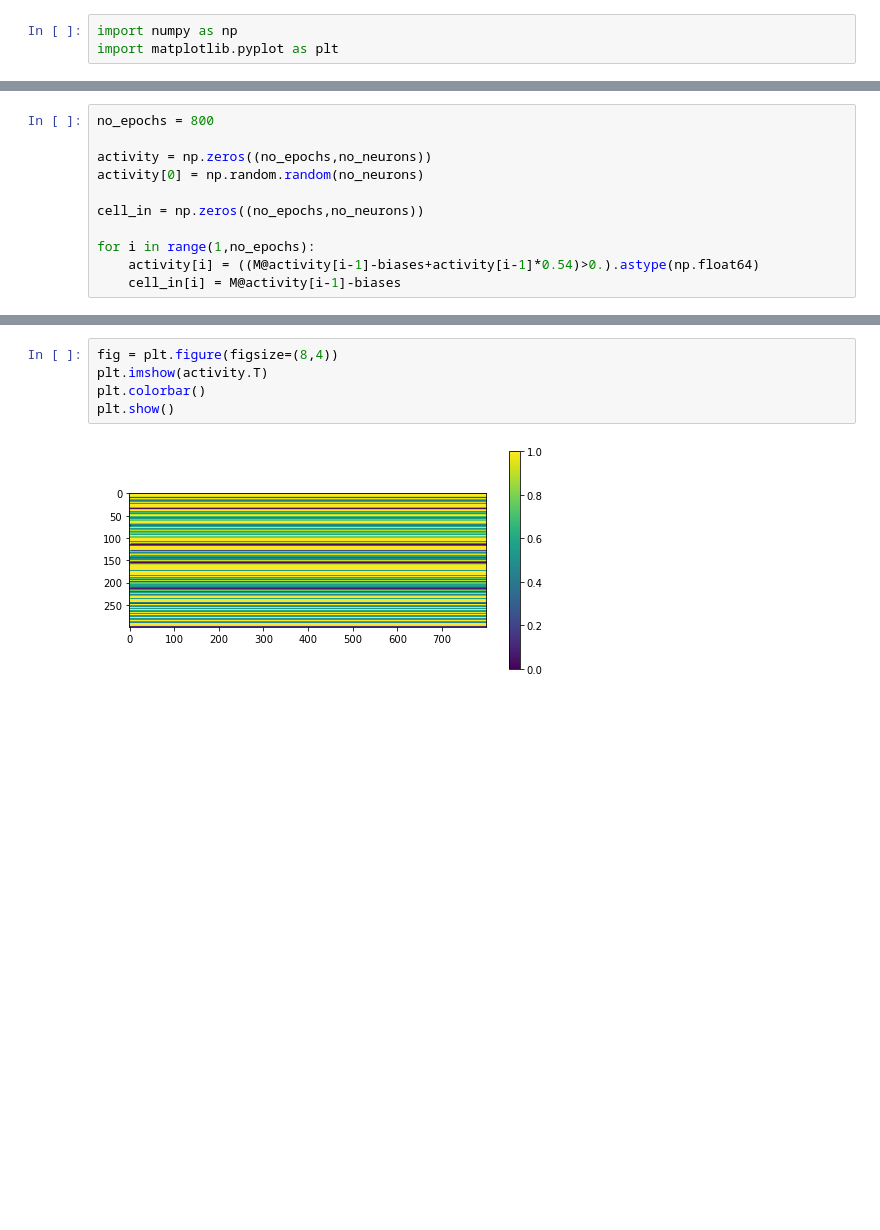
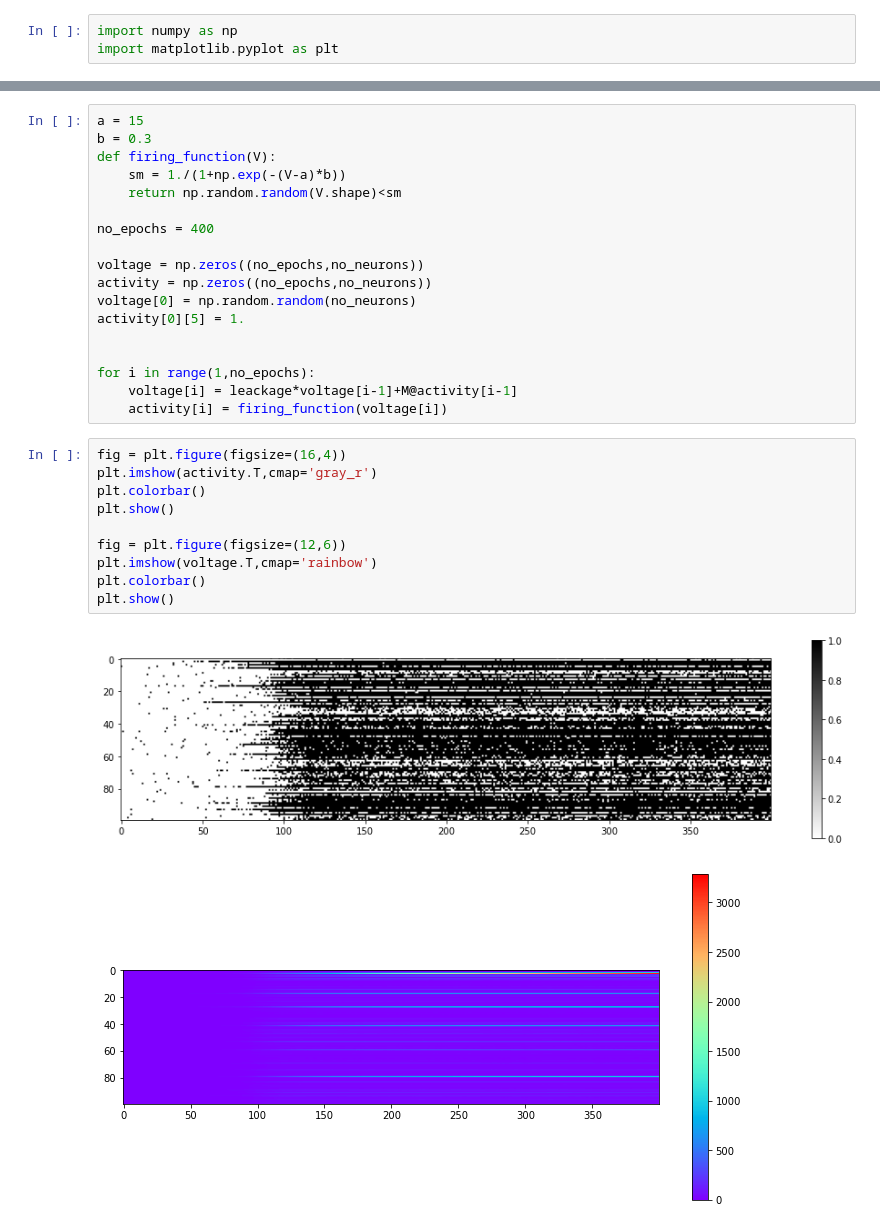
Before and after one commit to Benecoder/quantitative_PT, a Jupyter notebook: spiking_network.ipynb, the cells around one changed output, grey strips where cells are left out. Saved outputs shown, nothing was run; the diff lists cells and outputs as text; blank space fills up the shorter version.

```diff
--- a/spiking_network.ipynb
+++ b/spiking_network.ipynb
@@ -21,11 +27,0 @@ plt.show()
-# %%
-no_epochs = 800
-
-activity = np.zeros((no_epochs,no_neurons))
-activity[0] = np.random.random(no_neurons)
-
-cell_in = np.zeros((no_epochs,no_neurons))
-
-for i in range(1,no_epochs):
-    activity[i] = ((M@activity[i-1]-biases+activity[i-1]*0.54)>0.).astype(np.float64)
-    cell_in[i] = M@activity[i-1]-biases
@@ -32,7 +37,31 @@ for i in range(1,no_epochs):
+# %%
+a = 15
+b = 0.3
+def firing_function(V):
+    sm = 1./(1+np.exp(-(V-a)*b))
+    return np.random.random(V.shape)<sm
+
+no_epochs = 400
+
+voltage = np.zeros((no_epochs,no_neurons))
+activity = np.zeros((no_epochs,no_neurons))
+voltage[0] = np.random.random(no_neurons)
+activity[0][5] = 1.
+
+
+for i in range(1,no_epochs):
+    voltage[i] = leackage*voltage[i-1]+M@activity[i-1]
+    activity[i] = firing_function(voltage[i])
 # %%
-fig = plt.figure(figsize=(8,4))
-plt.imshow(activity.T)
+fig = plt.figure(figsize=(16,4))
+plt.imshow(activity.T,cmap='gray_r')
 plt.colorbar()
 plt.show()
+
+fig = plt.figure(figsize=(12,6))
+plt.imshow(voltage.T,cmap='rainbow')
+plt.colorbar()
+plt.show()
 # %% [output]
-[figure, old version]
+[figure, new version]
+[figure, added]
```
Also changed, not shown: parts of 4 cells of this notebook, 2 other files.
